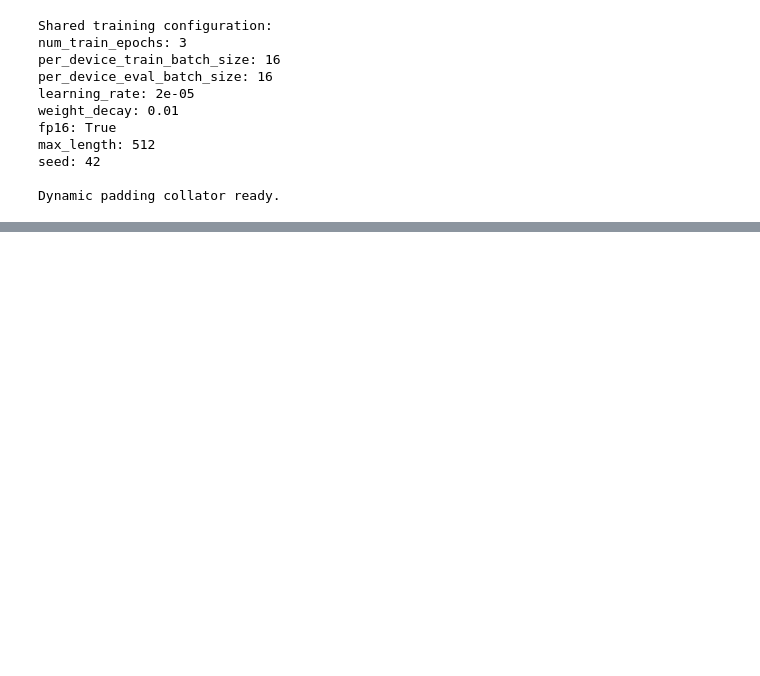
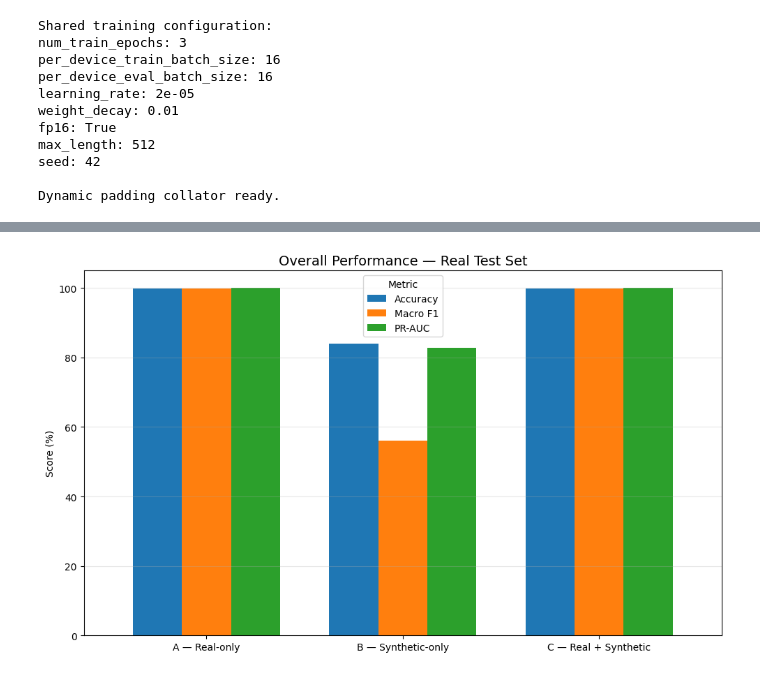
Before and after one commit to Supan-Roy/financial-scam-analysis, a Jupyter notebook: notebooks/08_synthetic_data_augmentation_evaluation.ipynb, the cells around one changed output, grey strips where cells are left out. Drawn from its saved outputs; the diff is of its cells as text; code cells hidden in the pictures; blank space fills up the shorter version.

```diff
--- a/notebooks/08_synthetic_data_augmentation_evaluation.ipynb
+++ b/notebooks/08_synthetic_data_augmentation_evaluation.ipynb
@@ -1637,0 +1646,8 @@ def train_augmentation_model(
+# %%
+# Train Experiment B using a fresh pretrained DistilBERT model
+
+trainer_b, train_result_b, output_dir_b = train_augmentation_model(
+    experiment_name="Experiment_B",
+    train_dataset=experiment_b_train_tokenized,
+    validation_dataset=experiment_b_val_tokenized
+)
@@ -1637,0 +1800,8 @@ def train_augmentation_model(
+# %%
+# Train Experiment C using real and synthetic scam examples
+
+trainer_c, train_result_c, output_dir_c = train_augmentation_model(
+    experiment_name="Experiment_C",
+    train_dataset=experiment_c_train_tokenized,
+    validation_dataset=experiment_c_val_tokenized
+)
@@ -1637,0 +2009,25 @@ def train_augmentation_model(
+# %%
+# Compare overall model performance on the real test set
+
+import matplotlib.pyplot as plt
+
+overall_metrics = ["Accuracy", "Macro F1", "PR-AUC"]
+
+ax = comparison_df.set_index("Experiment")[overall_metrics].plot(
+    kind="bar",
+    figsize=(10, 6),
+    ylim=(0, 105),
+    width=0.75
+)
+
+ax.set_title("Overall Performance — Real Test Set", fontsize=14)
+ax.set_ylabel("Score (%)")
+ax.set_xlabel("")
+ax.legend(title="Metric")
+ax.tick_params(axis="x", rotation=0)
+ax.grid(axis="y", alpha=0.3)
+
+plt.tight_layout()
+plt.show()
+# %% [output]
+[figure, added]
```
Also changed, not shown: parts of 15 cells of this notebook.
